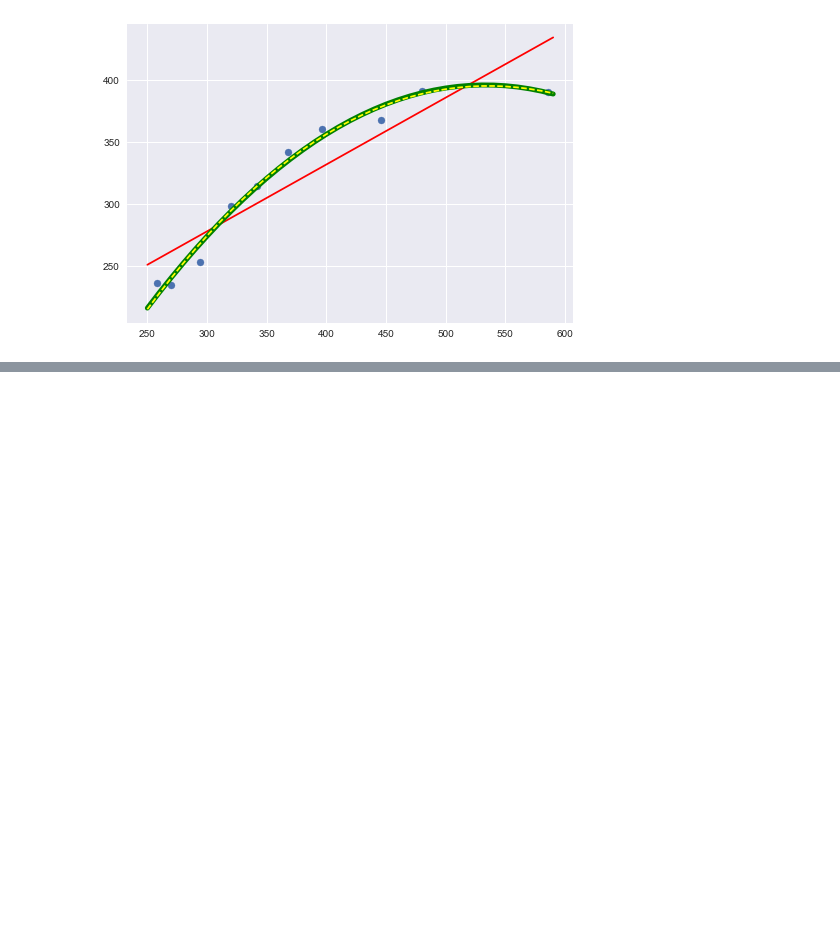
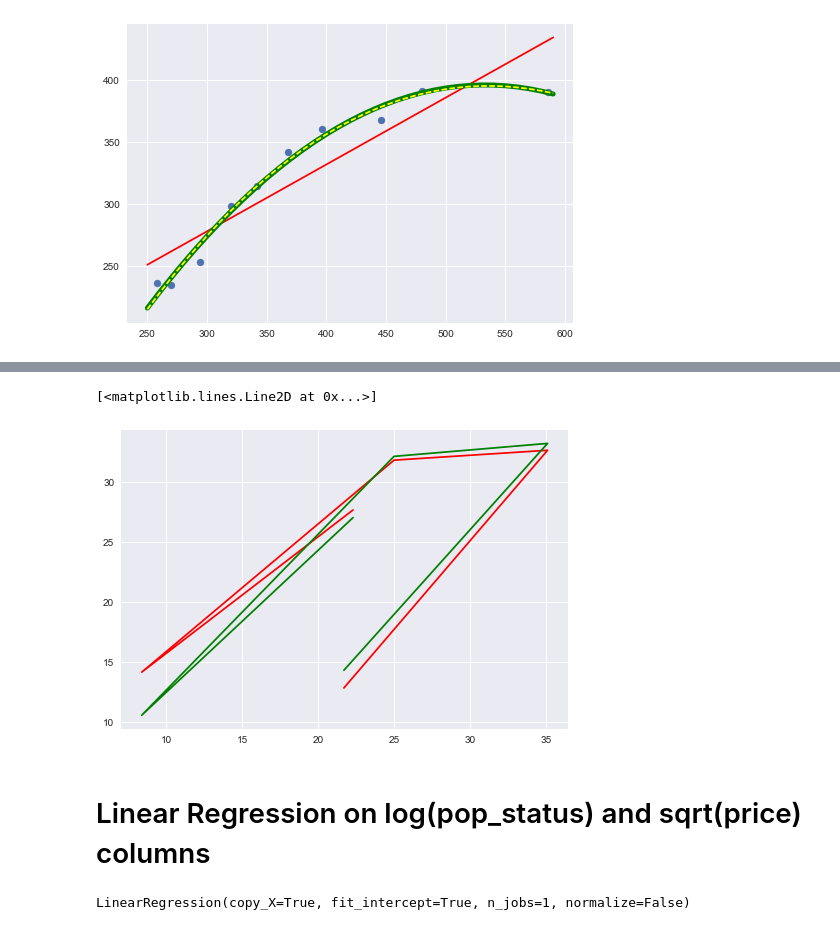
Before and after one commit to StanDimitroff/Machine-Learning, a Jupyter notebook: LinearRegression.ipynb, the cells around one changed output, grey strips where cells are left out. Drawn from its saved outputs; the diff is of its cells as text; code cells hidden in the pictures; blank space fills up the shorter version.

```diff
--- a/LinearRegression.ipynb
+++ b/LinearRegression.ipynb
@@ -180,0 +249,8 @@ plt.plot(x_test, y_cubic_model_predicted, color = "yellow", linestyle = "dashed"
+# %%
+# Set features
+status_quad = PolynomialFeatures(degree = 2)
+status_cub = PolynomialFeatures(degree = 3)
+
+# Create models
+status_quad_model = LinearRegression()
+status_cub_model = LinearRegression()
@@ -180,0 +273,15 @@ plt.plot(x_test, y_cubic_model_predicted, color = "yellow", linestyle = "dashed"
+# %%
+# Plot results
+plt.plot(housing_test.price, status_quad_predicted, color = "red")
+plt.plot(housing_test.price, status_cub_predicted, color = "green")
+# %% [output]
+[<matplotlib.lines.Line2D at 0x...>]
+[figure, added]
+# %% [markdown]
+# Linear Regression on  log(pop_status) and sqrt(price) columns
+# %%
+# Create and train model
+linear_model = LinearRegression()
+linear_model.fit(np.log(housing_train.pop_status.values.reshape(-1, 1)), np.sqrt(housing_train.price))
+# %% [output]
+LinearRegression(copy_X=True, fit_intercept=True, n_jobs=1, normalize=False)
```
Also changed, not shown: parts of 27 cells of this notebook.
